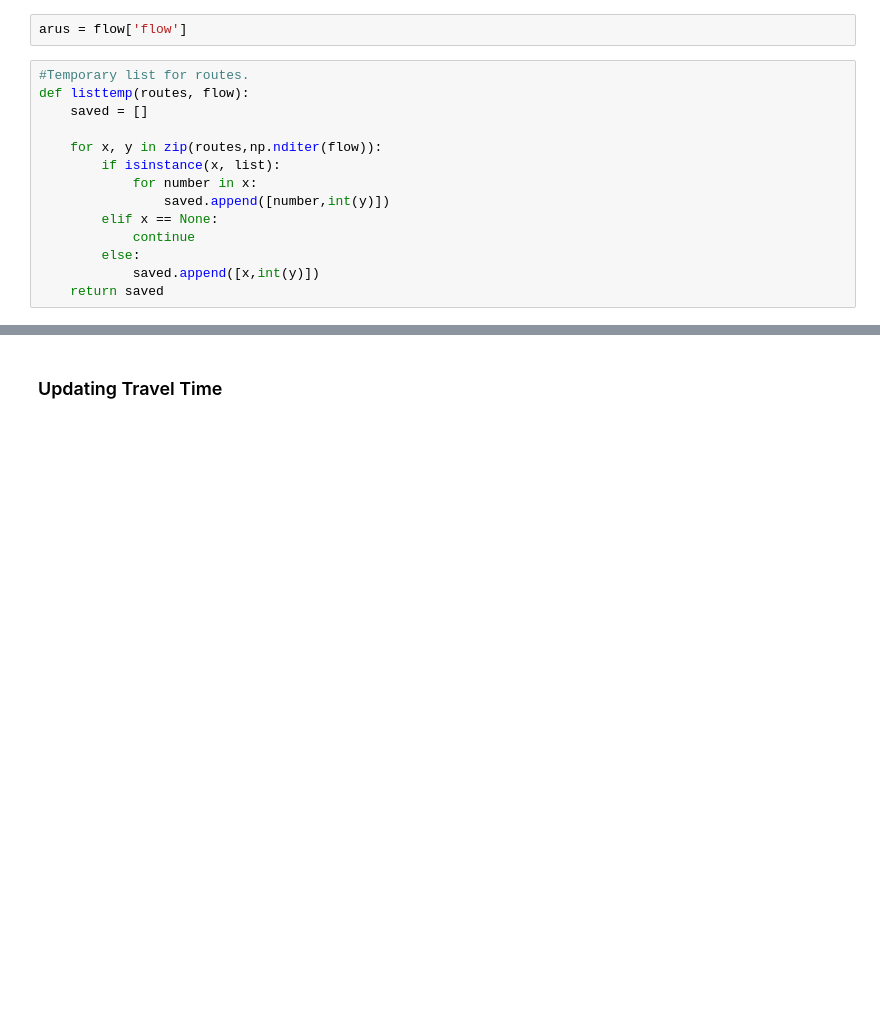
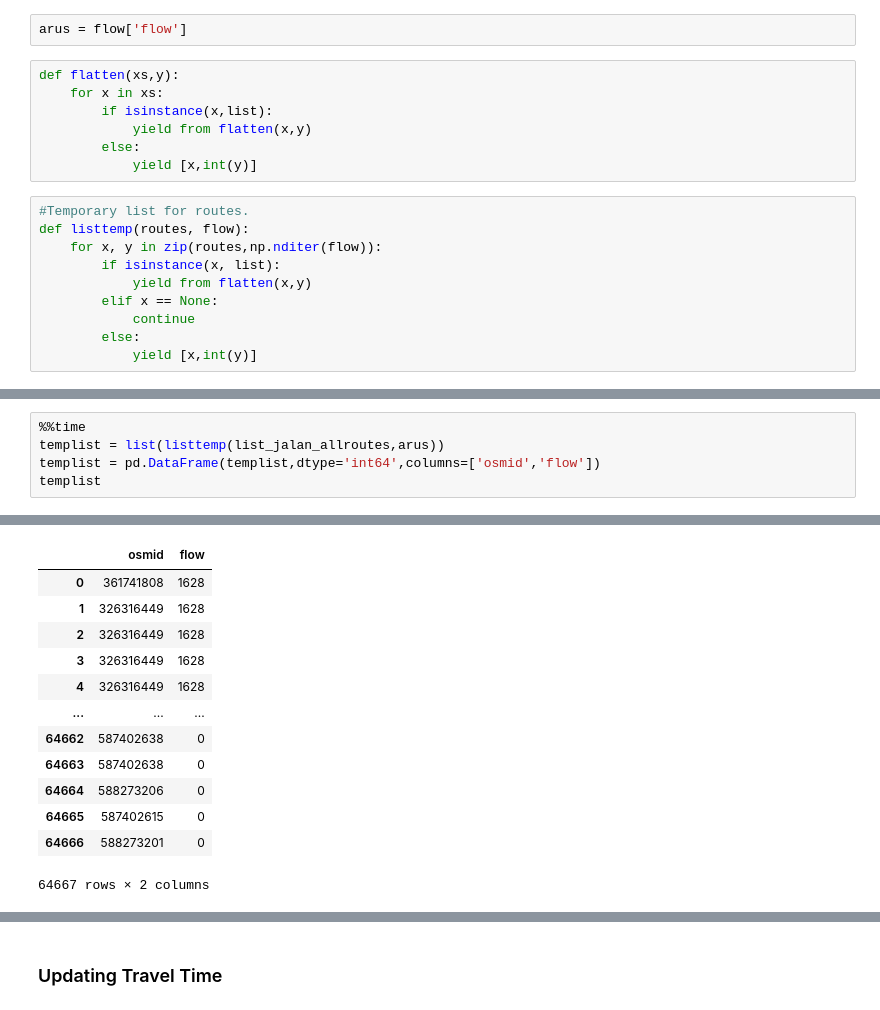
Before and after one commit to Ultios/traffix, a Jupyter notebook: notebook/DEMO.ipynb, the cells around one changed output, grey strips where cells are left out. Drawn from its saved outputs; the diff is of its cells as text; blank space fills up the shorter version.

```diff
--- a/notebook/DEMO.ipynb
+++ b/notebook/DEMO.ipynb
@@ -821,17 +749,20 @@ array([   0, 1141, 1628, 1438,   99,  885,  262,  132, 1531,  361,  557,
 ### Accessing Shortest Path's Path List
 # %%
 arus = flow['flow']
+# %%
+def flatten(xs,y):
+    for x in xs:
+        if isinstance(x,list):
+            yield from flatten(x,y)
+        else:
+            yield [x,int(y)]
 # %%
 #Temporary list for routes.
 def listtemp(routes, flow):
-    saved = []
-
     for x, y in zip(routes,np.nditer(flow)):
         if isinstance(x, list):
-            for number in x:
-                saved.append([number,int(y)])
+            yield from flatten(x,y)
         elif x == None:
             continue
         else:
-            saved.append([x,int(y)])
-    return saved
+            yield [x,int(y)]
@@ -858,0 +769,6 @@ Wall time: 200 ms
+# %%
+%%time
+templist = list(listtemp(list_jalan_allroutes,arus))
+templist = pd.DataFrame(templist,dtype='int64',columns=['osmid','flow'])
+templist
+# %% [output]
@@ -859,3 +777,16 @@ Wall time: 200 ms
+|  | osmid | flow |
+| 0 | 361741808 | 1628 |
+| 1 | 326316449 | 1628 |
+| 2 | 326316449 | 1628 |
+| 3 | 326316449 | 1628 |
+| 4 | 326316449 | 1628 |
+| ... | ... | ... |
+| 64662 | 587402638 | 0 |
+| 64663 | 587402638 | 0 |
+| 64664 | 588273206 | 0 |
+| 64665 | 587402615 | 0 |
+| 64666 | 588273201 | 0 |
+64667 rows × 2 columns
 # %%
 #Adding new flow column in edges list.
 list_jalan['flow']=np.nan
```
Also changed, not shown: parts of 33 cells of this notebook.
